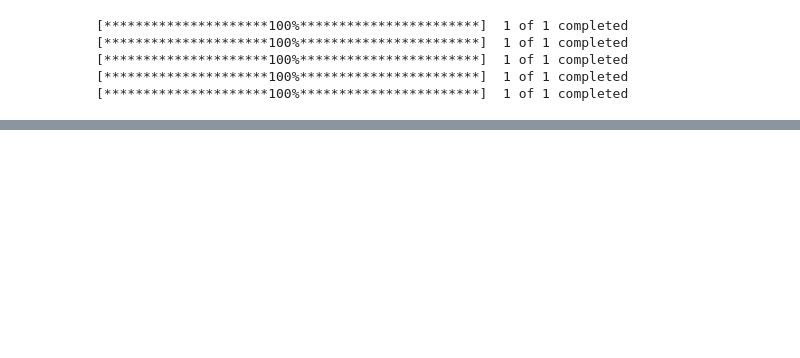
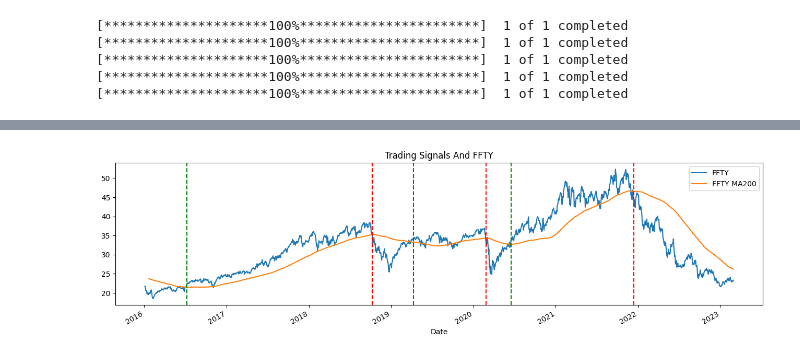
Before and after one commit to sylviawusyl/backtesting, a Jupyter notebook: Ab_test.ipynb, the cells around one changed output, grey strips where cells are left out. Cells and saved outputs as stored; diff of their text form; code cells hidden in the pictures; blank space fills up the shorter version.

```diff
--- a/Ab_test.ipynb
+++ b/Ab_test.ipynb
@@ -148,0 +222,9 @@ Backtest for SPY
+# %%
+ticker = qqq
+test_start,test_end = dt.datetime(2016,1,1), dt.datetime(2023,3,3)
+
+mystrategy = ab.CustomizedStrategy(signals_df = signals_df)
+mystrategy.run_strategy(ticker, test_start,test_end)
+mystrategy_bt = ab.BackTest(test_start, test_end)
+mystrategy_bt.run_backtest(mystrategy, ticker)
+mystrategy_bt.performance_summary('FFTY+SPY')
@@ -148,0 +241,4 @@ Backtest for SPY
+# %%
+df_balance = mystrategy_bt.balance
+df_balance['Trade'] = np.where(df_balance['Stock'].diff()>0, 1, np.where(df_balance['Stock'].diff()<0, -1, 0))
+df_balance.loc[df_balance.Trade!=0]
@@ -148,0 +253,70 @@ Backtest for SPY
+# %%
+ticker = qqq
+sd, ed = dt.datetime(2016,1,1), dt.datetime(2023,3,1)
+signal_ma_window = 200
+visualization = True
+
+ffty_data = ffty.data.sort_index().loc[sd:ed].copy()
+spy_data = spy.data.sort_index().loc[sd:ed].copy()
+
+ticker_data = ticker.data.sort_index().loc[sd:ed].copy()
+ticker_name = ticker.ticker
+
+
+
+if visualization == True:
+
+    # get trade list
+
+    df_balance = mystrategy_bt.balance
+    df_balance['Trade'] = np.where(df_balance['Stock'].diff()>0, 1, np.where(df_balance['Stock'].diff()<0, -1, 0))
+
+    # plots
+    fig = plt.figure(figsize=(16,4))
+    ffty_data['Close'].plot(label='FFTY')
+    ffty_data['MA'+str(signal_ma_window)].plot(label='FFTY MA{}'.format(signal_ma_window))
+
+    trades = df_balance.loc[df_balance['Trade']!=0]
+    for idx, row in trades.iterrows():
+        if row['Trade']<0:
+            plt.axvline(x=row.Date, color = 'red', linestyle='dashed')
+        if row['Trade']>0:
+            plt.axvline(x=row.Date, color = 'green', linestyle='dashed')
+
+    # plt.ylim([0, 50])
+    plt.title('Trading Signals And FFTY')
+    plt.legend()
+    plt.show()
+
+    fig = plt.figure(figsize=(16,4))
+    spy_data['Close'].plot(label='SPY')
+    spy_data['MA'+str(signal_ma_window)].plot(label='SPY MA{}'.format(signal_ma_window))
+
+    trades = df_balance.loc[df_balance['Trade']!=0]
+    for idx, row in trades.iterrows():
+        if row['Trade']<0:
+            plt.axvline(x=row.Date, color = 'red', linestyle='dashed')
+        if row['Trade']>0:
+            plt.axvline(x=row.Date, color = 'green', linestyle='dashed')
+
+    # plt.ylim([0, 50])
+    plt.title('Trading Signals And SPY')
+    plt.legend()
+    plt.show()
+
+    fig = plt.figure(figsize=(16,4))
+    ticker_data['Close'].plot()
+
+    trades = df_balance.loc[df_balance['Trade']!=0]
+    for idx, row in trades.iterrows():
+        if row['Trade']<0:
+            plt.axvline(x=row.Date, color = 'red', linestyle='dashed')
+        if row['Trade']>0:
+            plt.axvline(x=row.Date, color = 'green', linestyle='dashed')
+    plt.title('Trading Signals And {}'.format(ticker_name))
+    plt.show()
+
+    fig = plt.figure(figsize=(16,4))
+    df_balance.plot(x = 'Date', y = 'Total', title = 'Portfolio Performance of {}'.format(ticker_name), figsize=(16,4))
+# %% [output]
+[figure, added]
```
Also changed, not shown: parts of 11 cells of this notebook, 1 other file.
